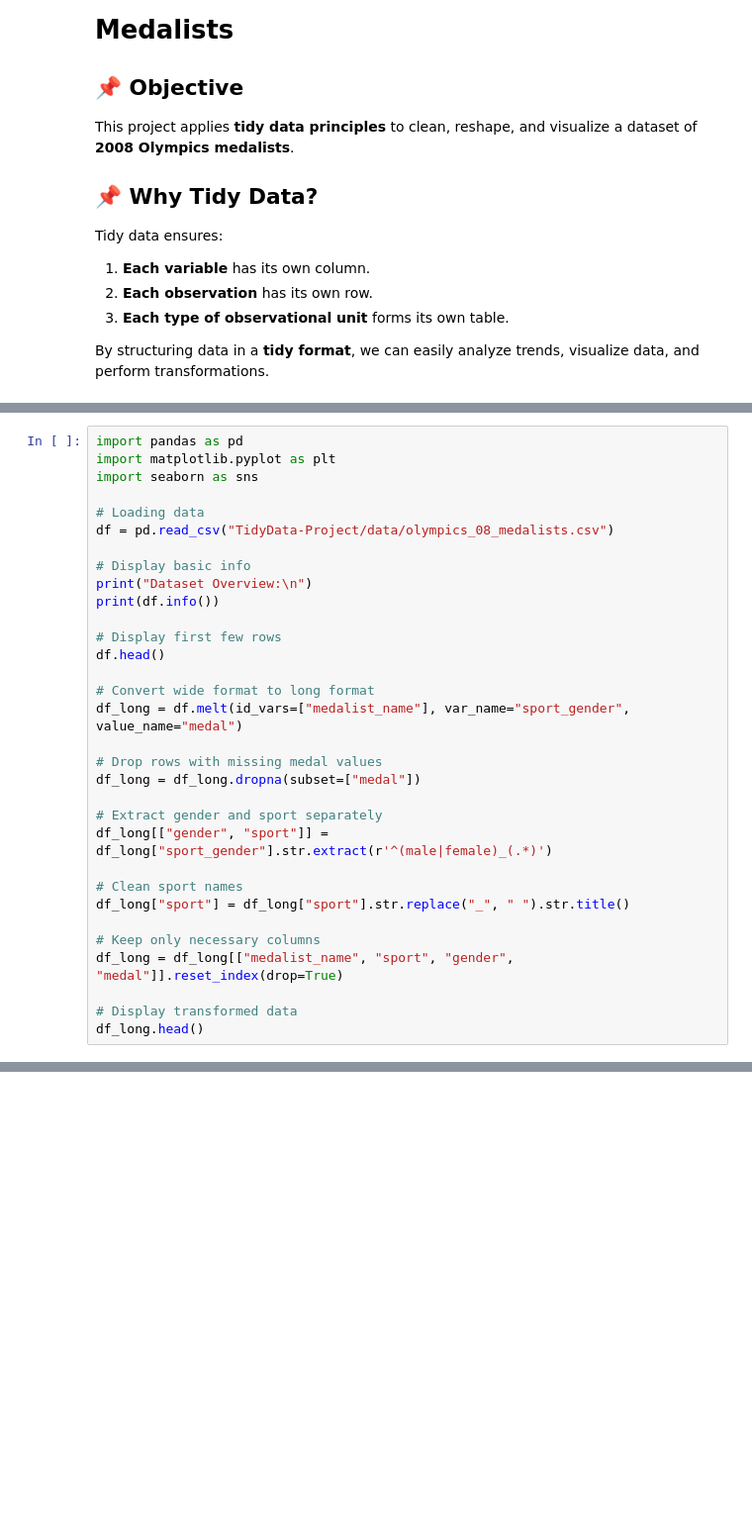
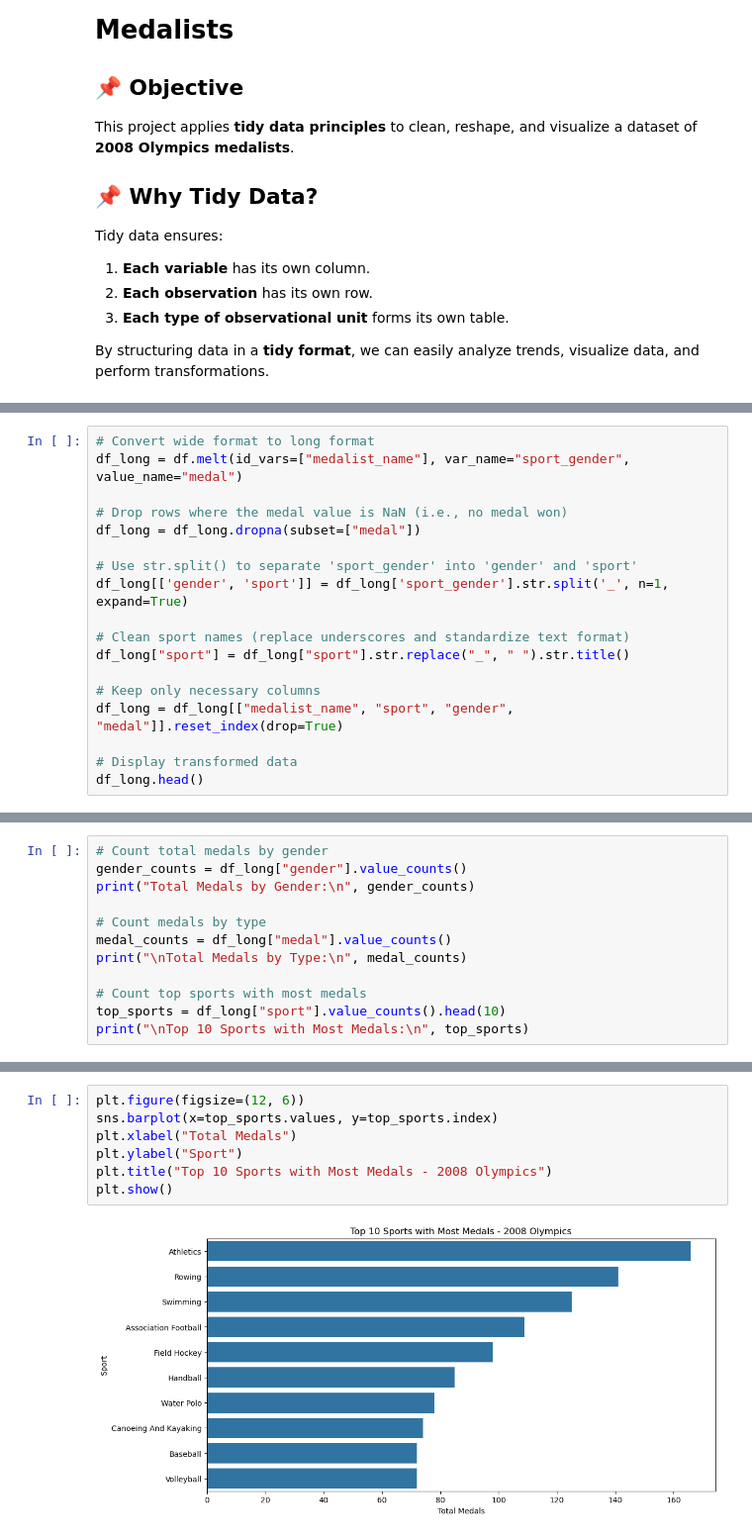
Before and after one commit to NDylee34/Lee-Python-Portfolio, a Jupyter notebook: TidyData-Project/main.ipynb, the cells around one changed output, grey strips where cells are left out. Shown at 99% size. Cells and saved outputs as stored; diff of their text form; blank space fills up the shorter version.

```diff
--- a/TidyData-Project/main.ipynb
+++ b/TidyData-Project/main.ipynb
@@ -13,28 +72,14 @@ By structuring data in a **tidy format**, we can easily analyze trends, visualiz
 # %%
-import pandas as pd
-import matplotlib.pyplot as plt
-import seaborn as sns
-
-# Loading data
-df = pd.read_csv("TidyData-Project/data/olympics_08_medalists.csv")
-
-# Display basic info
-print("Dataset Overview:\n")
-print(df.info())
-
-# Display first few rows
-df.head()
-
 # Convert wide format to long format
 df_long = df.melt(id_vars=["medalist_name"], var_name="sport_gender", value_name="medal")
 
-# Drop rows with missing medal values
+# Drop rows where the medal value is NaN (i.e., no medal won)
 df_long = df_long.dropna(subset=["medal"])
 
-# Extract gender and sport separately
-df_long[["gender", "sport"]] = df_long["sport_gender"].str.extract(r'^(male|female)_(.*)')
+# Use str.split() to separate 'sport_gender' into 'gender' and 'sport'
+df_long[['gender', 'sport']] = df_long['sport_gender'].str.split('_', n=1, expand=True)
 
-# Clean sport names
+# Clean sport names (replace underscores and standardize text format)
 df_long["sport"] = df_long["sport"].str.replace("_", " ").str.title()
 
 # Keep only necessary columns
@@ -44,0 +108,12 @@ df_long.head()
+# %%
+# Count total medals by gender
+gender_counts = df_long["gender"].value_counts()
+print("Total Medals by Gender:\n", gender_counts)
+
+# Count medals by type
+medal_counts = df_long["medal"].value_counts()
+print("\nTotal Medals by Type:\n", medal_counts)
+
+# Count top sports with most medals
+top_sports = df_long["sport"].value_counts().head(10)
+print("\nTop 10 Sports with Most Medals:\n", top_sports)
@@ -44,0 +174,9 @@ df_long.head()
+# %%
+plt.figure(figsize=(12, 6))
+sns.barplot(x=top_sports.values, y=top_sports.index)
+plt.xlabel("Total Medals")
+plt.ylabel("Sport")
+plt.title("Top 10 Sports with Most Medals - 2008 Olympics")
+plt.show()
+# %% [output]
+[figure, added]
```
Also changed, not shown: parts of 13 cells of this notebook.
